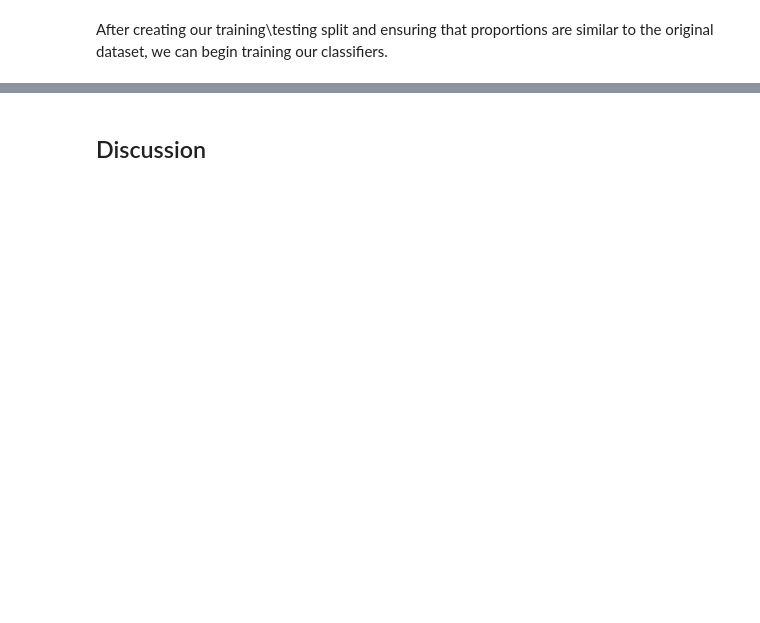
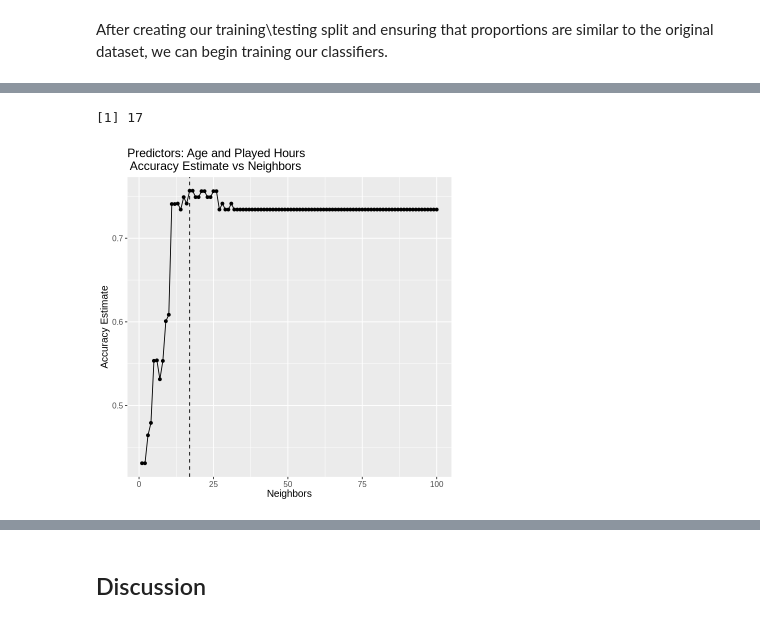
Before and after one commit to ckwok07/DSCI-100-Project-Final-Report, a Jupyter notebook: Project_Final_Report.ipynb, the cells around one changed output, grey strips where cells are left out. Cells and saved outputs as stored; diff of their text form; code cells hidden in the pictures; blank space fills up the shorter version.

```diff
--- a/Project_Final_Report.ipynb
+++ b/Project_Final_Report.ipynb
@@ -402,3 +414,39 @@ Now that we've found the most optimized `k-values` for each KNN model. We can bu
+# %%
+set.seed(1234)
+
+players_age_played_hours_recipe <- recipe(subscribe ~ Age + played_hours, data = players_training) |>
+    step_scale(all_predictors()) |>
+    step_center(all_predictors())
+
+
+knn_age_played_hours_results <- workflow() |>
+    add_recipe(players_age_played_hours_recipe) |>
+    add_model(knn_spec) |>
+    tune_grid(resamples = players_vfold, grid = k_vals) |>
+    collect_metrics()
+
+# Filtering metrics for just accuracy
+age_played_hours_accuracies <- knn_age_played_hours_results |>
+    filter(.metric == "accuracy")
+
+# Pulling the most accurate k-value
+best_k_age_played_hours <- age_played_hours_accuracies |>
+    arrange(desc(mean)) |>
+    head(1) |>
+    pull(neighbors)
+best_k_age_played_hours
+
+# Accuracy Estimate vs Neighbors visualization.
+accuracy_vs_k_age_played_hours <- ggplot(age_played_hours_accuracies, aes(x = neighbors, y = mean)) +
+  geom_point() +
+  geom_line() +
+  geom_vline(xintercept = best_k_age_played_hours, linetype = "dashed") +
+  labs(title = "Predictors: Age and Played Hours \n Accuracy Estimate vs Neighbors", x = "Neighbors", y = "Accuracy Estimate") +
+  theme(text = element_text(size = 12))
+accuracy_vs_k_age_played_hours
+# %% [output]
+[1] 17
+[figure, added]
 # %%
 set.seed(1234) # Seed for possible recreation
 
```
Also changed, not shown: parts of 18 cells of this notebook.
